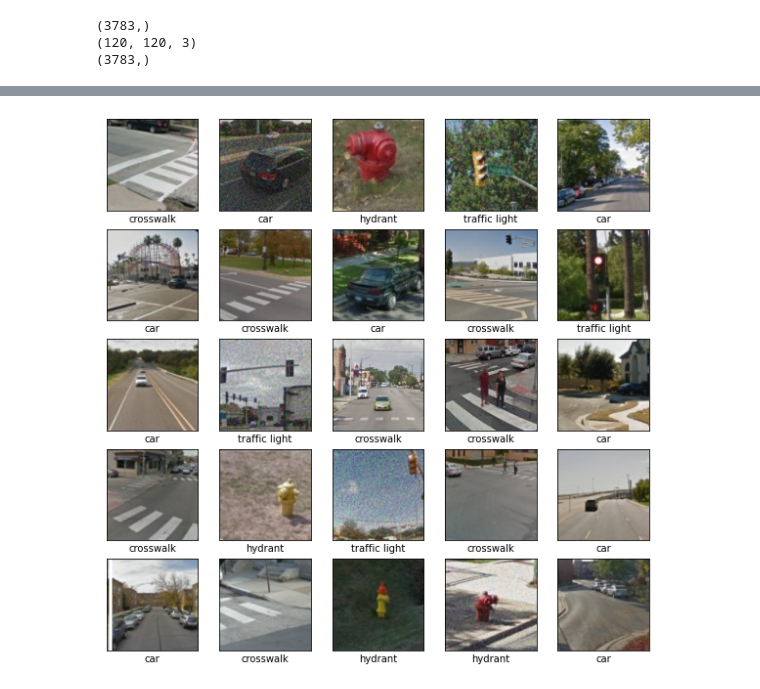
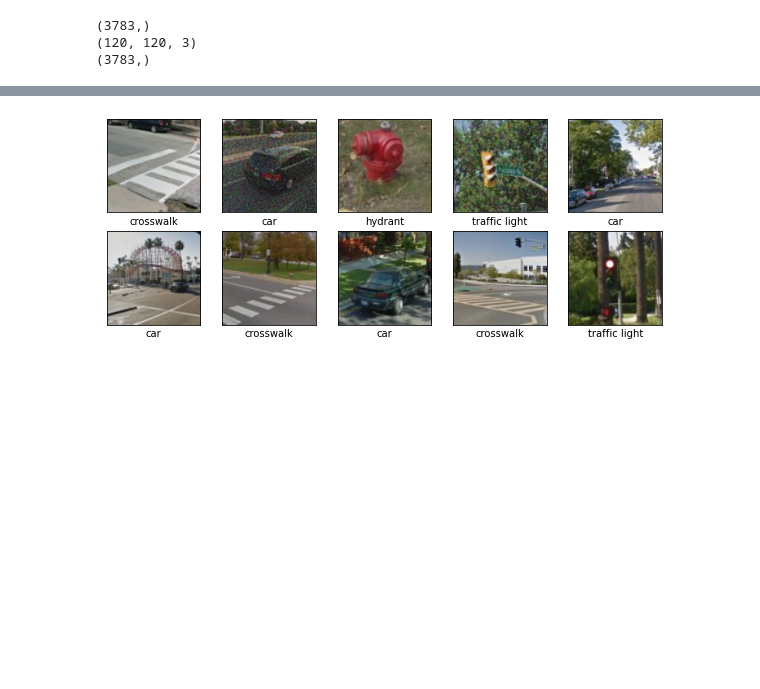
Before and after one commit to funkjo/senior_research, a Jupyter notebook: senior_research/preprocessing.ipynb, the cells around one changed output, grey strips where cells are left out. Drawn from its saved outputs; the diff is of its cells as text; code cells hidden in the pictures; blank space fills up the shorter version.

```diff
--- a/senior_research/preprocessing.ipynb
+++ b/senior_research/preprocessing.ipynb
@@ -153,17 +150,17 @@ print(images2[0].shape)
 # %%
 import matplotlib.pyplot as plt
 from sklearn.model_selection import train_test_split
 
 X_train, X_test, y_train, y_test = train_test_split(images2, labels, test_size=0.2, random_state=32)
 
 plt.figure(figsize=(10,10))
-for i in range(25):
+for i in range(10):
     plt.subplot(5,5,i+1)
     plt.xticks([])
     plt.yticks([])
     plt.grid(False)
     plt.imshow(X_train[i], cmap=plt.cm.binary)
     plt.xlabel(classes[y_train[i]])
 plt.show()
 # %% [output]
-[figure, old version]
+[figure, new version]
```
Also changed, not shown: parts of 2 cells of this notebook.
